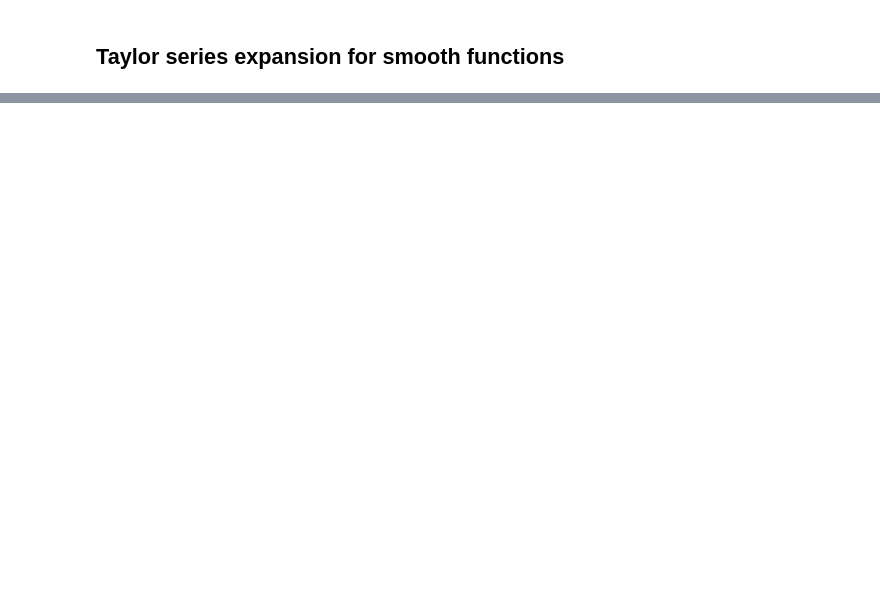
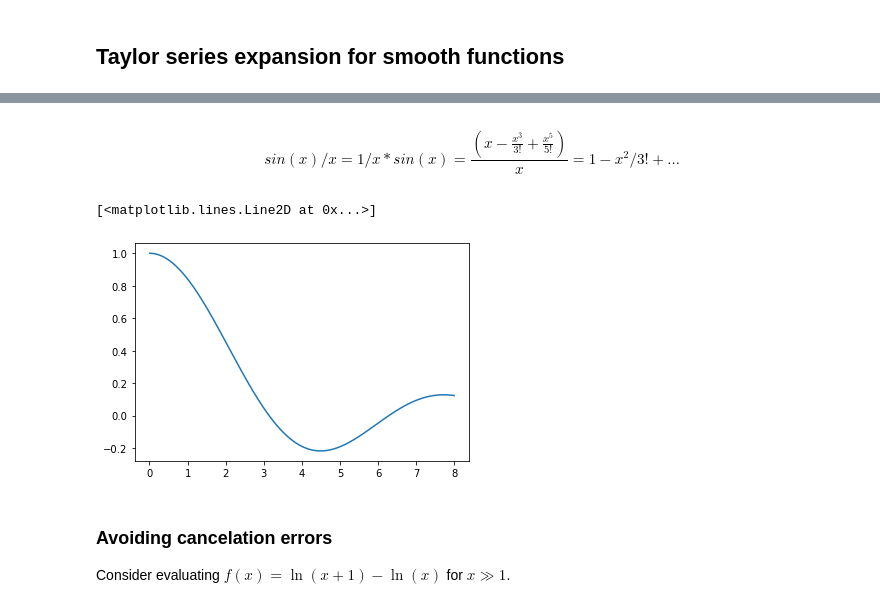
Before and after one commit to elswit/3414-Fall20-Notebooks, a Jupyter notebook: taylor_expansion.ipynb, the cells around one changed output, grey strips where cells are left out. Saved outputs shown, nothing was run; the diff lists cells and outputs as text; code cells hidden in the pictures; blank space fills up the shorter version.

```diff
--- a/taylor_expansion.ipynb
+++ b/taylor_expansion.ipynb
@@ -33,0 +125,13 @@ plt.plot(x, np.sin(x))
+# %% [markdown]
+$$
+ sin(x)/x =1/x * sin(x) =  \frac{(x - \frac{x^3}{3!}  + \frac{x^5}{5!})}{x} = 1 - x^2/ 3! + ...
+$$
+# %%
+plt.plot(x, np.sin(x)/x)
+# %% [output]
+[<matplotlib.lines.Line2D at 0x...>]
+[figure, added]
+# %% [markdown]
+### Avoiding cancelation errors
+
+Consider evaluating  $f(x) = \ln(x+1) - \ln(x)$ for $x \gg 1$.
```
Also changed, not shown: parts of 20 cells of this notebook.
